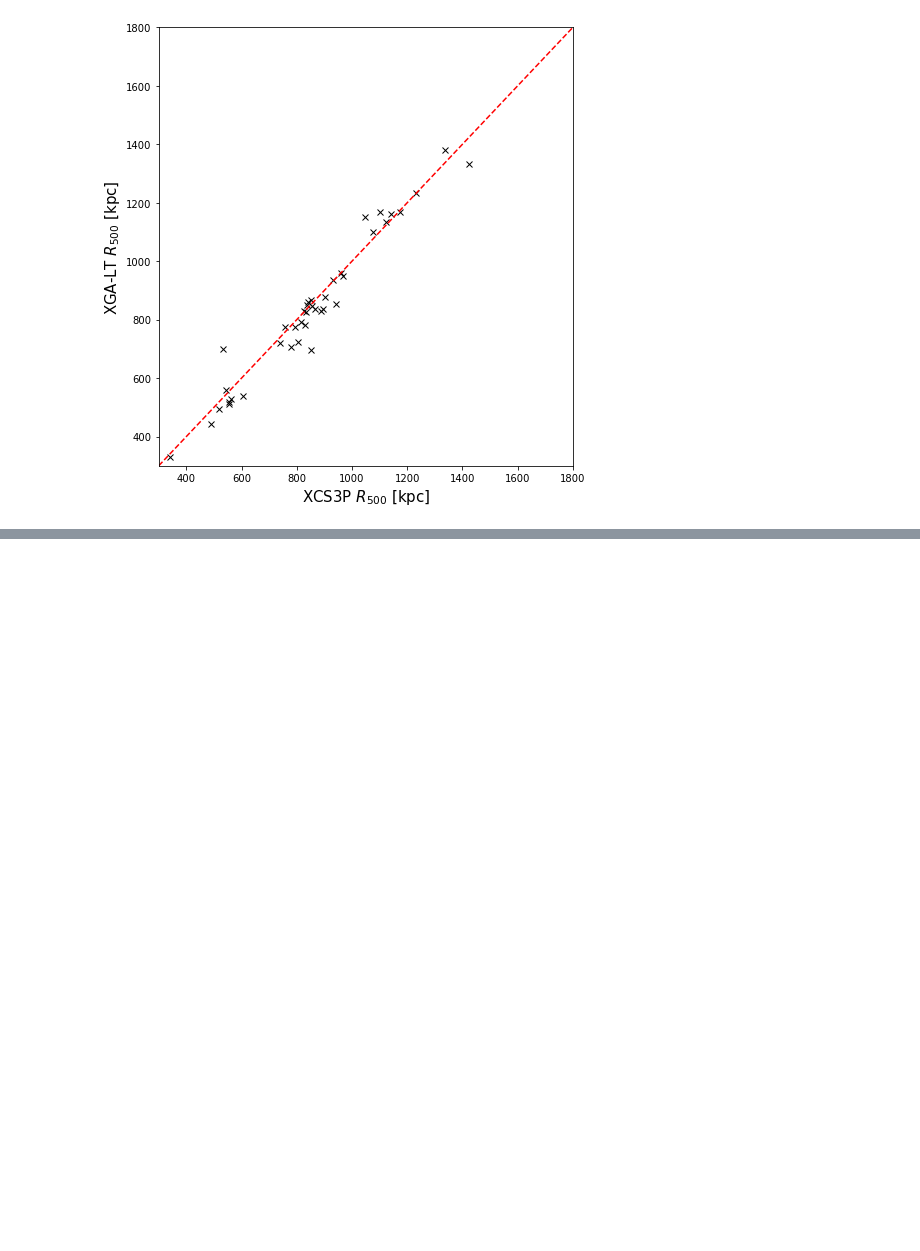
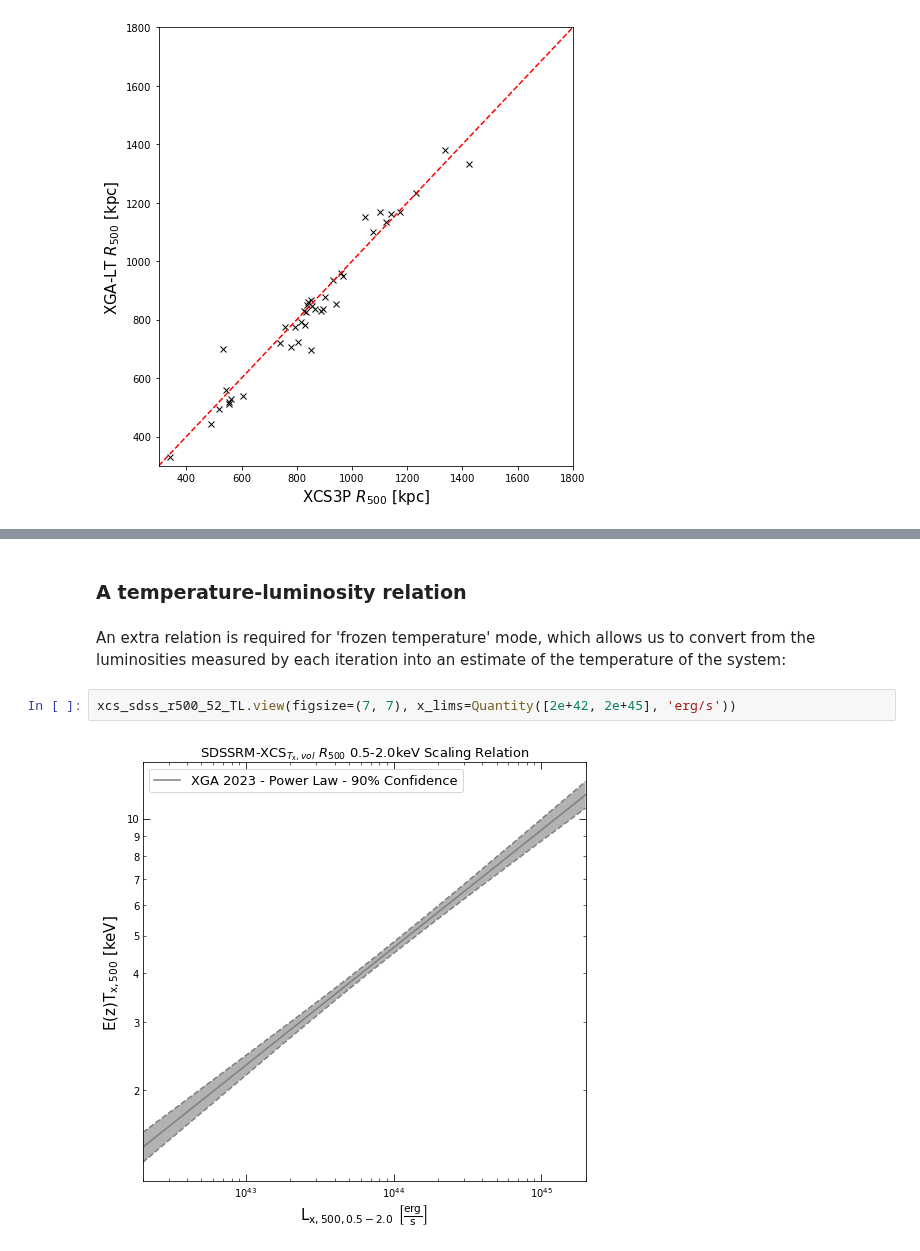
Before and after one commit to DavidT3/XGA, a Jupyter notebook: docs/source/notebooks/pipeline_tutorials/LT_pipeline.ipynb, the cells around one changed output, grey strips where cells are left out. Cells and saved outputs as stored; diff of their text form; blank space fills up the shorter version.

```diff
--- a/docs/source/notebooks/pipeline_tutorials/LT_pipeline.ipynb
+++ b/docs/source/notebooks/pipeline_tutorials/LT_pipeline.ipynb
@@ -221,0 +231,8 @@ plt.show()
+# %% [markdown]
+### A temperature-luminosity relation
+# %% [markdown]
+An extra relation is required for 'frozen temperature' mode, which allows us to convert from the luminosities measured by each iteration into an estimate of the temperature of the system:
+# %%
+xcs_sdss_r500_52_TL.view(figsize=(7, 7), x_lims=Quantity([2e+42, 2e+45], 'erg/s'))
+# %% [output]
+[figure, added]
```
Also changed, not shown: parts of 19 cells of this notebook.
